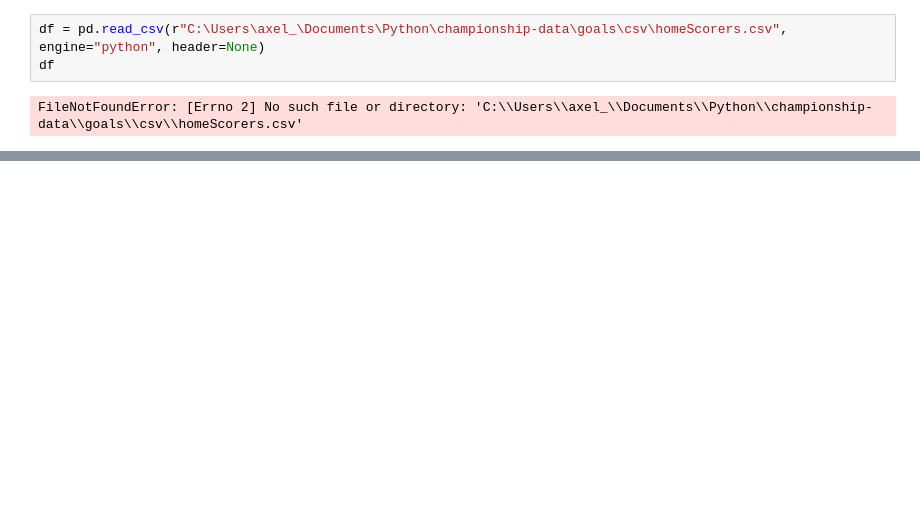
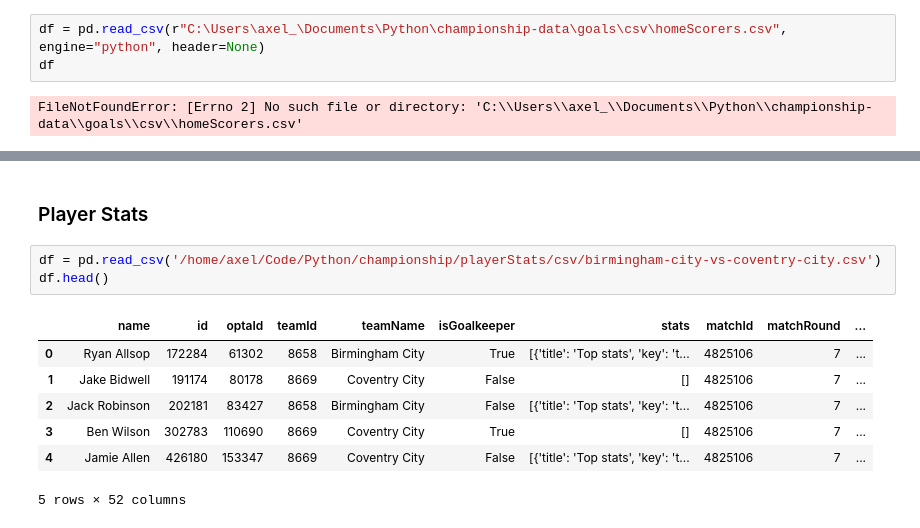
Before and after one commit to axelbol/championship-data, a Jupyter notebook: analysis.ipynb, the cells around one changed output, grey strips where cells are left out. Saved outputs shown, nothing was run; the diff lists cells and outputs as text; blank space fills up the shorter version.

Commit message:
full data round 25

```diff
--- a/analysis.ipynb
+++ b/analysis.ipynb
@@ -83,0 +89,13 @@ Newdf
+# %% [markdown]
+### Player Stats
+# %%
+df = pd.read_csv('/home/axel/Code/Python/championship/playerStats/csv/birmingham-city-vs-coventry-city.csv')
+df.head()
+# %% [output]
+|  | name | id | optaId | teamId | teamName | isGoalkeeper | stats | matchId | matchRound | ... |
+| 0 | Ryan Allsop | 172284 | 61302 | 8658 | Birmingham City | True | [{'title': 'Top stats', 'key': 't... | 4825106 | 7 | ... |
+| 1 | Jake Bidwell | 191174 | 80178 | 8669 | Coventry City | False | [] | 4825106 | 7 | ... |
+| 2 | Jack Robinson | 202181 | 83427 | 8658 | Birmingham City | False | [{'title': 'Top stats', 'key': 't... | 4825106 | 7 | ... |
+| 3 | Ben Wilson | 302783 | 110690 | 8669 | Coventry City | True | [] | 4825106 | 7 | ... |
+| 4 | Jamie Allen | 426180 | 153347 | 8669 | Coventry City | False | [{'title': 'Top stats', 'key': 't... | 4825106 | 7 | ... |
+5 rows × 52 columns
```
Also changed, not shown: parts of 12 cells of this notebook, 29 other files.
